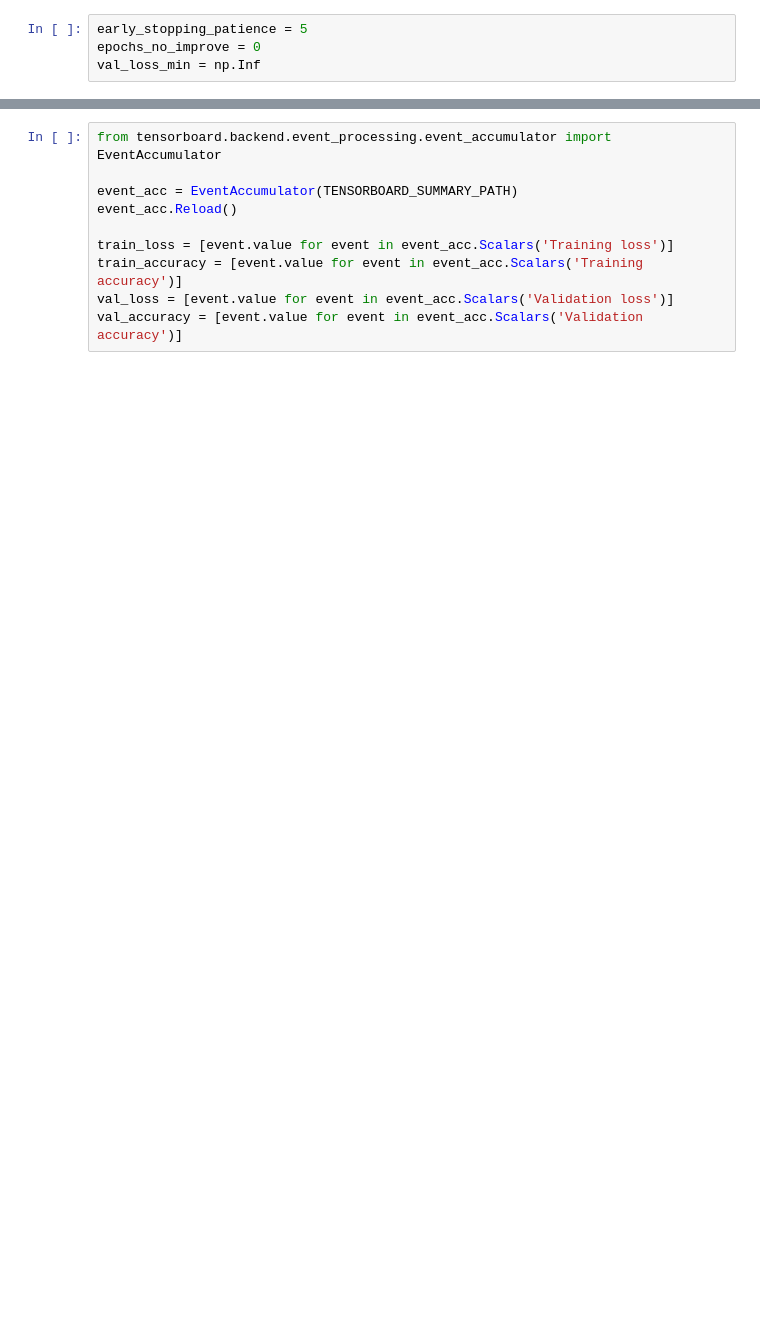
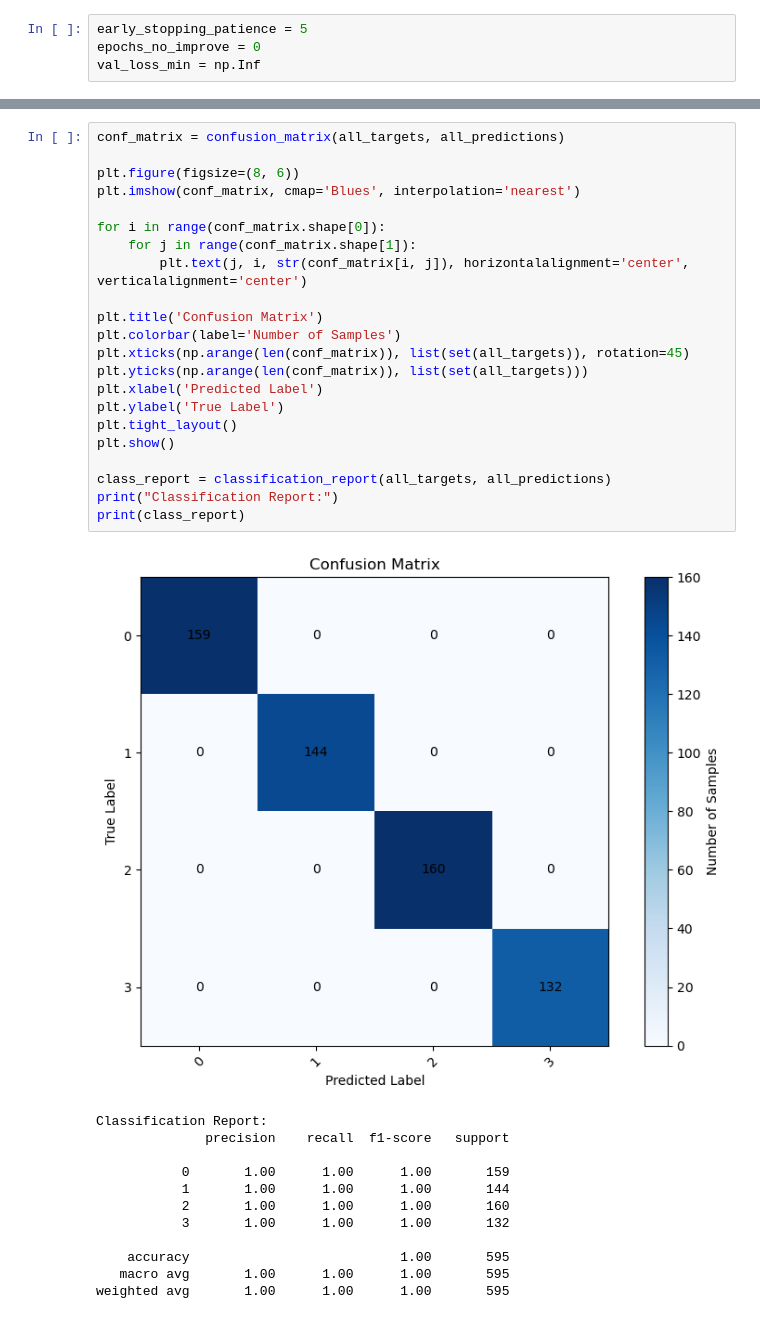
Before and after one commit to MariyaBosy/COMP6721-GroupB, a Jupyter notebook: notebook/ResNet_Rice_Leaf.ipynb, the cells around one changed output, grey strips where cells are left out. Cells and saved outputs as stored; diff of their text form; blank space fills up the shorter version.

```diff
--- a/notebook/ResNet_Rice_Leaf.ipynb
+++ b/notebook/ResNet_Rice_Leaf.ipynb
@@ -384,13 +306,38 @@ tensorboard: error: argument {serve,dev}: invalid choice: 'Leaf' (choose from 's
-# %%
-from tensorboard.backend.event_processing.event_accumulator import EventAccumulator
-
-event_acc = EventAccumulator(TENSORBOARD_SUMMARY_PATH)
-event_acc.Reload()
-
-train_loss = [event.value for event in event_acc.Scalars('Training loss')]
-train_accuracy = [event.value for event in event_acc.Scalars('Training accuracy')]
-val_loss = [event.value for event in event_acc.Scalars('Validation loss')]
-val_accuracy = [event.value for event in event_acc.Scalars('Validation accuracy')]
+# %%
+conf_matrix = confusion_matrix(all_targets, all_predictions)
+
+plt.figure(figsize=(8, 6))
+plt.imshow(conf_matrix, cmap='Blues', interpolation='nearest')
+
+for i in range(conf_matrix.shape[0]):
+    for j in range(conf_matrix.shape[1]):
+        plt.text(j, i, str(conf_matrix[i, j]), horizontalalignment='center', verticalalignment='center')
+
+plt.title('Confusion Matrix')
+plt.colorbar(label='Number of Samples')
+plt.xticks(np.arange(len(conf_matrix)), list(set(all_targets)), rotation=45)
+plt.yticks(np.arange(len(conf_matrix)), list(set(all_targets)))
+plt.xlabel('Predicted Label')
+plt.ylabel('True Label')
+plt.tight_layout()
+plt.show()
+
+class_report = classification_report(all_targets, all_predictions)
+print("Classification Report:")
+print(class_report)
+# %% [output]
+[figure, added]
+Classification Report:
+              precision    recall  f1-score   support
+
+           0       1.00      1.00      1.00       159
+           1       1.00      1.00      1.00       144
+           2       1.00      1.00      1.00       160
+           3       1.00      1.00      1.00       132
+
+    accuracy                           1.00       595
+   macro avg       1.00      1.00      1.00       595
+weighted avg       1.00      1.00      1.00       595
 # %%
 plt.figure(figsize=(10, 5))
 sns.lineplot(x=range(1, len(train_loss) + 1), y=train_loss, label='Training Loss')
```
Also changed, not shown: parts of 26 cells of this notebook, 2 other files.
